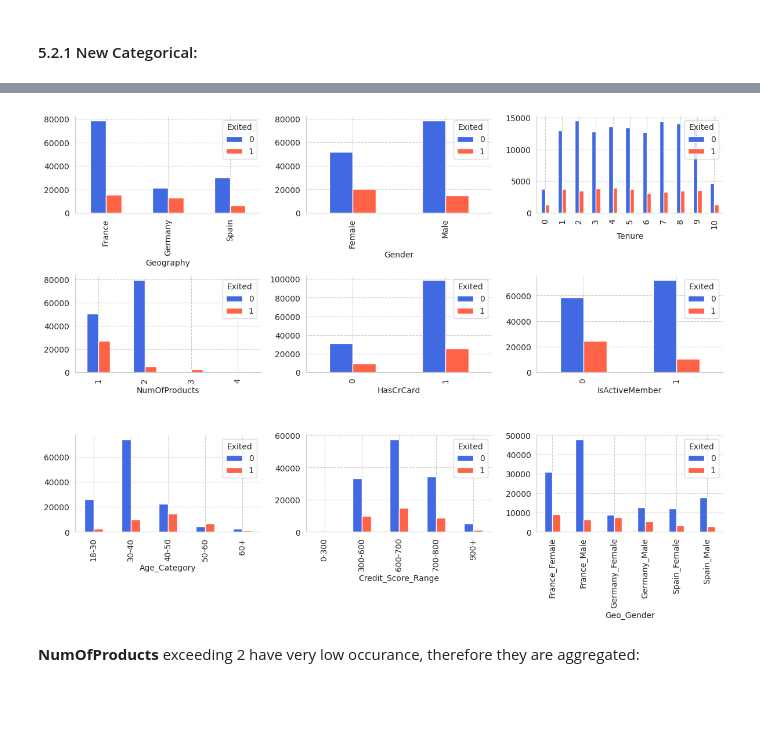
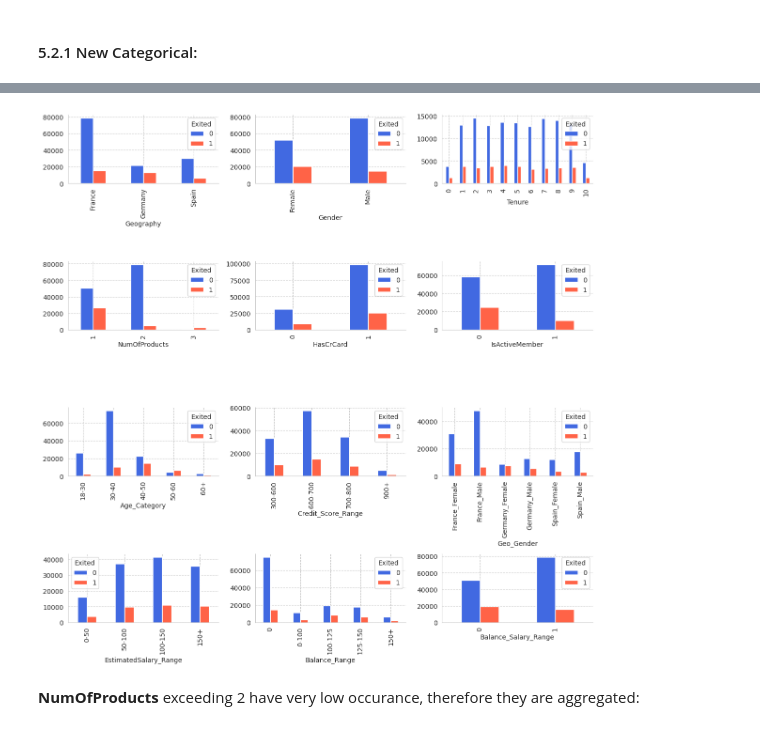
Before and after one commit to fabriziobasso/kaggle, a Jupyter notebook: S4E1_EDA.ipynb, the cells around one changed output, grey strips where cells are left out. Saved outputs shown, nothing was run; the diff lists cells and outputs as text; code cells hidden in the pictures; blank space fills up the shorter version.

```diff
--- a/S4E1_EDA.ipynb
+++ b/S4E1_EDA.ipynb
@@ -1372,3 +1326,28 @@ def geo_gender_tr(df) :
 
 train = geo_gender_tr(train)
 test = geo_gender_tr(test)
+# %%
+def salary_tr(df) :
+    df['EstimatedSalary_Range'] = pd.cut(df['EstimatedSalary'], bins=[0, 50_000, 100_000, 150_000, 200_000], labels=['0-50', '50-100', '100-150', '150+'])
+    return df
+train = salary_tr(train)
+test = salary_tr(test)
+# %%
+def balance_tr(df) :
+    df['Balance_Range'] = pd.cut(df['Balance'],  bins=[-1, 1, 100_000, 125_000, 150_000, 200_000], labels=['0', '0-100', '100-125', '125-150', '150+'])
+    return df
+train = balance_tr(train)
+test = balance_tr(test)
+# %%
+train["Balance_Salary"] = train["EstimatedSalary"]/(train["Balance"]+1)
+train["Balance_Salary"] = np.log(train["Balance_Salary"]+1)
+
+test["Balance_Salary"] = test["EstimatedSalary"]/(test["Balance"]+1)
+test["Balance_Salary"] = np.log(test["Balance_Salary"]+1)
+
+#sns.boxplot(data=train.sample(1000), x="Balance_salary")
+_, ax = plt.subplots(1,2,figsize=(8,4))
+sns.boxplot(data=train, x="Exited", y="Balance_Salary",ax=ax[0])
+sns.histplot(data=train,x="Balance_Salary",ax=ax[1])
+ax[1].set_ylim(0,100_000)
+plt.tight_layout()
@@ -1375,3 +1356,9 @@ test = geo_gender_tr(test)
+# %%
+def balance_sal_tr(df) :
+    df['Balance_Salary_Range'] = pd.cut(df['Balance_Salary'],  bins=[0, 1, 100], labels=['0','1'])
+    return df
+train = balance_sal_tr(train)
+test = balance_sal_tr(test)
 # %%
 train.info()
 # %% [output]
@@ -1404,8 +1392,8 @@ Index(['Geography', 'Gender', 'Tenure', 'NumOfProducts', 'HasCrCard',
       dtype='object')
 # %%
-plot_cat_features(train,cat_cols, rows=3, figsize=(12,9))
+plot_cat_features(train,cat_cols, rows=4, figsize=(12,12))
 # %% [output]
-[figure, old version]
+[figure, new version]
 # %% [markdown]
 **NumOfProducts** exceeding 2 have very low occurance, therefore they are aggregated:
 # %%
```
Also changed, not shown: parts of 21 cells of this notebook.
